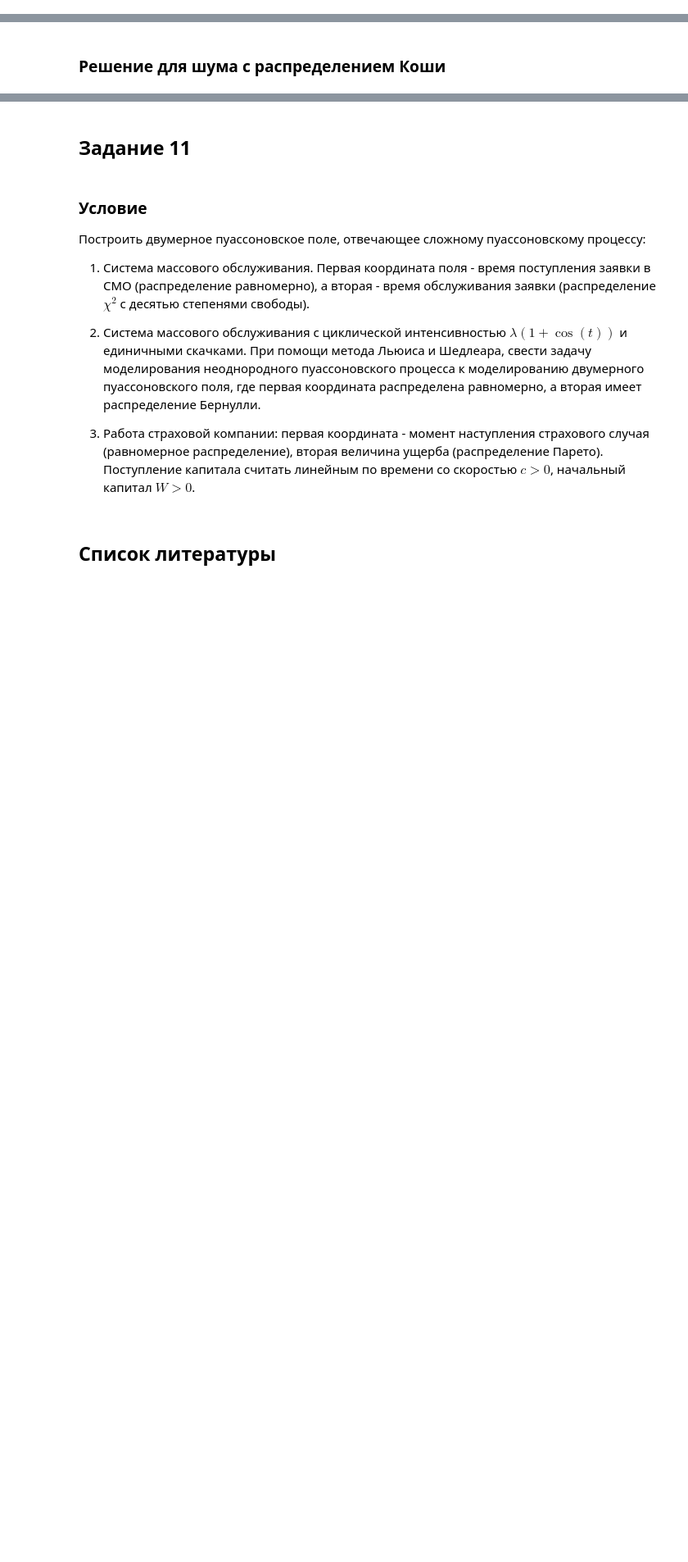
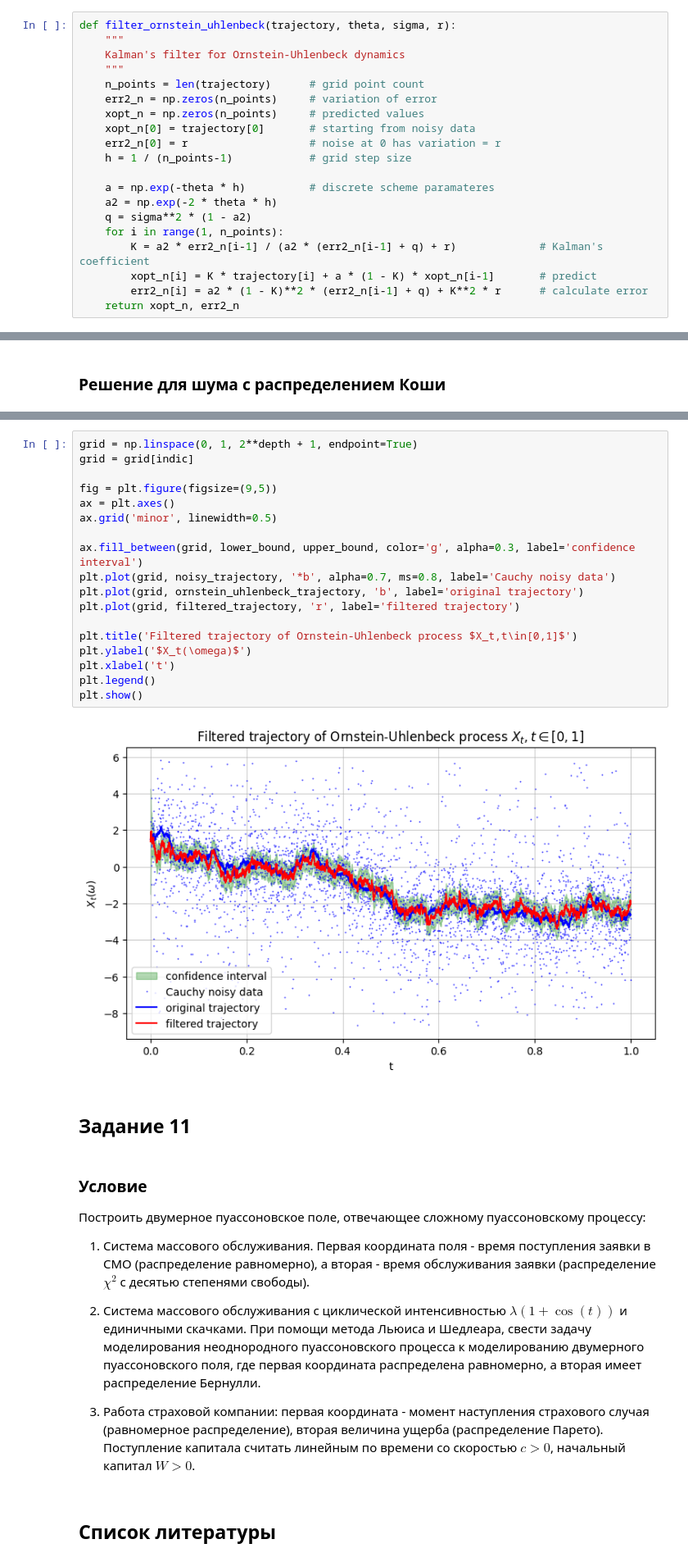
Before and after one commit to arinenn/stochastic_practicum, a Jupyter notebook: stochastic_practicum_second.ipynb, the cells around one changed output, grey strips where cells are left out. Shown at 82% size. Cells and saved outputs as stored; diff of their text form; blank space fills up the shorter version.

```diff
--- a/stochastic_practicum_second.ipynb
+++ b/stochastic_practicum_second.ipynb
@@ -860,2 +1015,22 @@ $$
+# %%
+def filter_ornstein_uhlenbeck(trajectory, theta, sigma, r):
+    """
+    Kalman's filter for Ornstein-Uhlenbeck dynamics
+    """
+    n_points = len(trajectory)      # grid point count
+    err2_n = np.zeros(n_points)     # variation of error
+    xopt_n = np.zeros(n_points)     # predicted values
+    xopt_n[0] = trajectory[0]       # starting from noisy data
+    err2_n[0] = r                   # noise at 0 has variation = r
+    h = 1 / (n_points-1)            # grid step size
+
+    a = np.exp(-theta * h)          # discrete scheme paramateres
+    a2 = np.exp(-2 * theta * h)
+    q = sigma**2 * (1 - a2)
+    for i in range(1, n_points):
+        K = a2 * err2_n[i-1] / (a2 * (err2_n[i-1] + q) + r)             # Kalman's coefficient
+        xopt_n[i] = K * trajectory[i] + a * (1 - K) * xopt_n[i-1]       # predict
+        err2_n[i] = a2 * (1 - K)**2 * (err2_n[i-1] + q) + K**2 * r      # calculate error
+    return xopt_n, err2_n
 # %% [markdown]
 ### Решение для гауссова шума
@@ -864,3 +1117,23 @@ $$
+# %%
+grid = np.linspace(0, 1, 2**depth + 1, endpoint=True)
+grid = grid[indic]
+
+fig = plt.figure(figsize=(9,5))
+ax = plt.axes()
+ax.grid('minor', linewidth=0.5)
+
+ax.fill_between(grid, lower_bound, upper_bound, color='g', alpha=0.3, label='confidence interval')
+plt.plot(grid, noisy_trajectory, '*b', alpha=0.7, ms=0.8, label='Cauchy noisy data')
+plt.plot(grid, ornstein_uhlenbeck_trajectory, 'b', label='original trajectory')
+plt.plot(grid, filtered_trajectory, 'r', label='filtered trajectory')
+
+plt.title('Filtered trajectory of Ornstein-Uhlenbeck process $X_t,t\in[0,1]$')
+plt.ylabel('$X_t(\omega)$')
+plt.xlabel('t')
+plt.legend()
+plt.show()
+# %% [output]
+[figure, added]
 # %% [markdown]
 ## Задание 11
 # %% [markdown]
```
Also changed, not shown: parts of 20 cells of this notebook.
